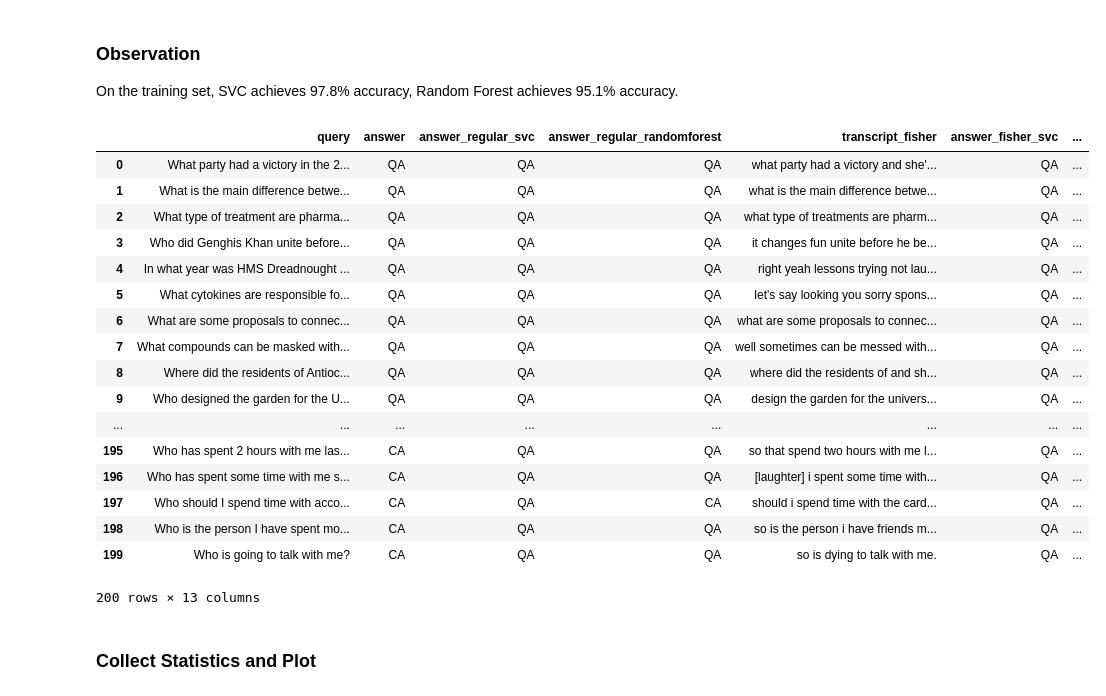
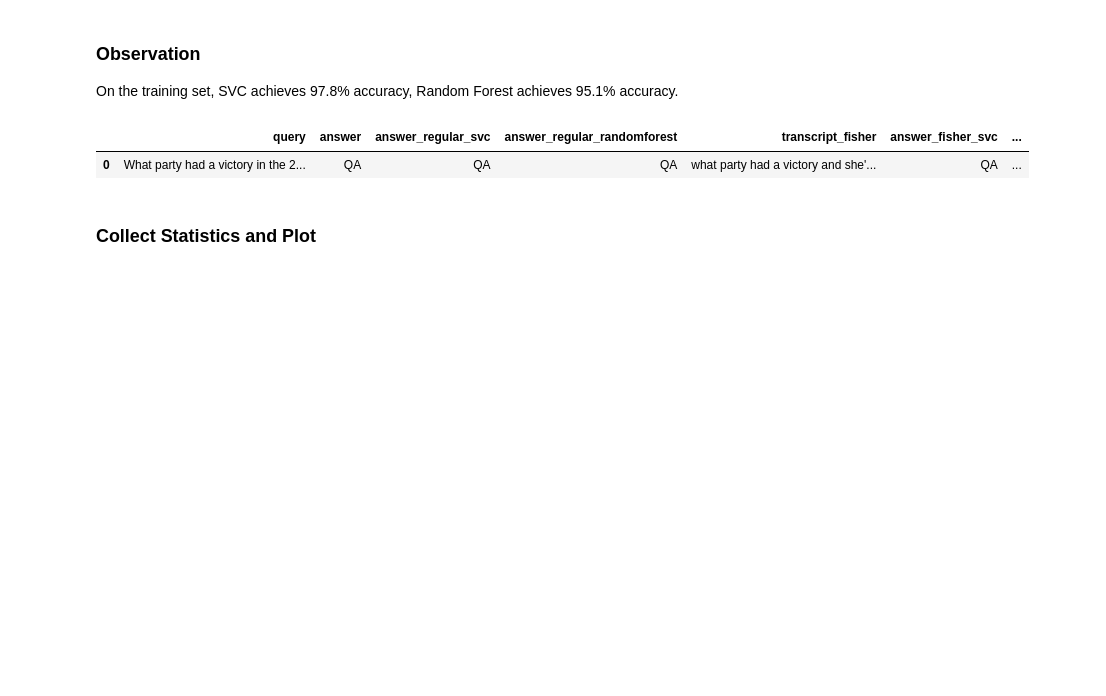
Before and after one commit to yunshengb/research, a Jupyter notebook: exp/asr_cl/analyze.ipynb, the cells around one changed output. Drawn from its saved outputs; the diff is of its cells as text; code cells hidden in the pictures; blank space fills up the shorter version.

```diff
--- a/exp/asr_cl/analyze.ipynb
+++ b/exp/asr_cl/analyze.ipynb
@@ -167,28 +170,12 @@ On the training set, SVC achieves 97.8% accuracy, Random Forest achieves 95.1% a
 # %%
 from IPython.display import display
 pd.set_option('display.max_colwidth', -1) # display full text
 data = pd.read_csv('data.txt', index_col=0)
 pd.set_option('display.max_columns', data.shape[1]) # display all columns
-data[:]
+data[0:1]
 # %% [output]
 |  | query | answer | answer_regular_svc | answer_regular_randomforest | transcript_fisher | answer_fisher_svc | ... |
 | 0 | What party had a victory in the 2... | QA | QA | QA | what party had a victory and she'... | QA | ... |
-| 1 | What is the main difference betwe... | QA | QA | QA | what is the main difference betwe... | QA | ... |
-| 2 | What type of treatment are pharma... | QA | QA | QA | what type of treatments are pharm... | QA | ... |
-| 3 | Who did Genghis Khan unite before... | QA | QA | QA | it changes fun unite before he be... | QA | ... |
-| 4 | In what year was HMS Dreadnought ... | QA | QA | QA | right yeah lessons trying not lau... | QA | ... |
-| 5 | What cytokines are responsible fo... | QA | QA | QA | let's say looking you sorry spons... | QA | ... |
-| 6 | What are some proposals to connec... | QA | QA | QA | what are some proposals to connec... | QA | ... |
-| 7 | What compounds can be masked with... | QA | QA | QA | well sometimes can be messed with... | QA | ... |
-| 8 | Where did the residents of Antioc... | QA | QA | QA | where did the residents of and sh... | QA | ... |
-| 9 | Who designed the garden for the U... | QA | QA | QA | design the garden for the univers... | QA | ... |
-| ... | ... | ... | ... | ... | ... | ... | ... |
-| 195 | Who has spent 2 hours with me las... | CA | QA | QA | so that spend two hours with me l... | QA | ... |
-| 196 | Who has spent some time with me s... | CA | QA | QA | [laughter] i spent some time with... | QA | ... |
-| 197 | Who should I spend time with acco... | CA | QA | CA | should i spend time with the card... | QA | ... |
-| 198 | Who is the person I have spent mo... | CA | QA | QA | so is the person i have friends m... | QA | ... |
-| 199 | Who is going to talk with me? | CA | QA | QA | so is dying to talk with me. | QA | ... |
-200 rows × 13 columns
 # %% [markdown]
 ### Collect Statistics and Plot
 # %% [markdown]
```
Also changed, not shown: parts of 12 cells of this notebook, 7 other files.
